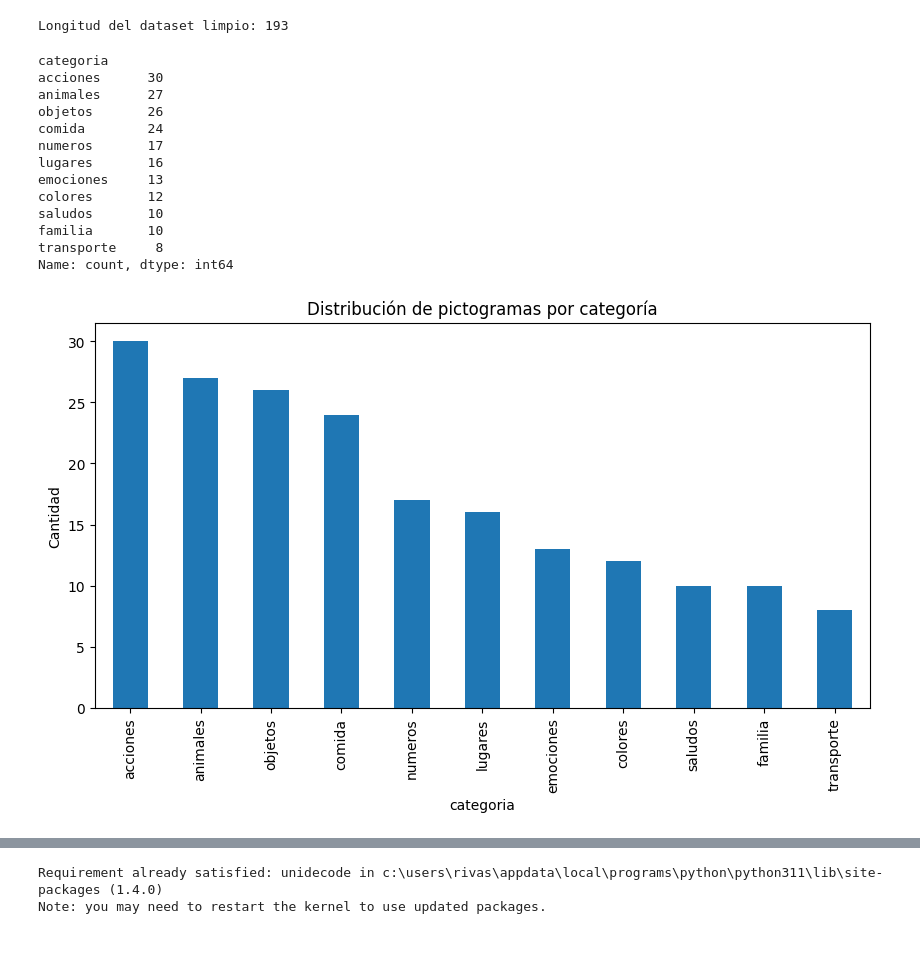
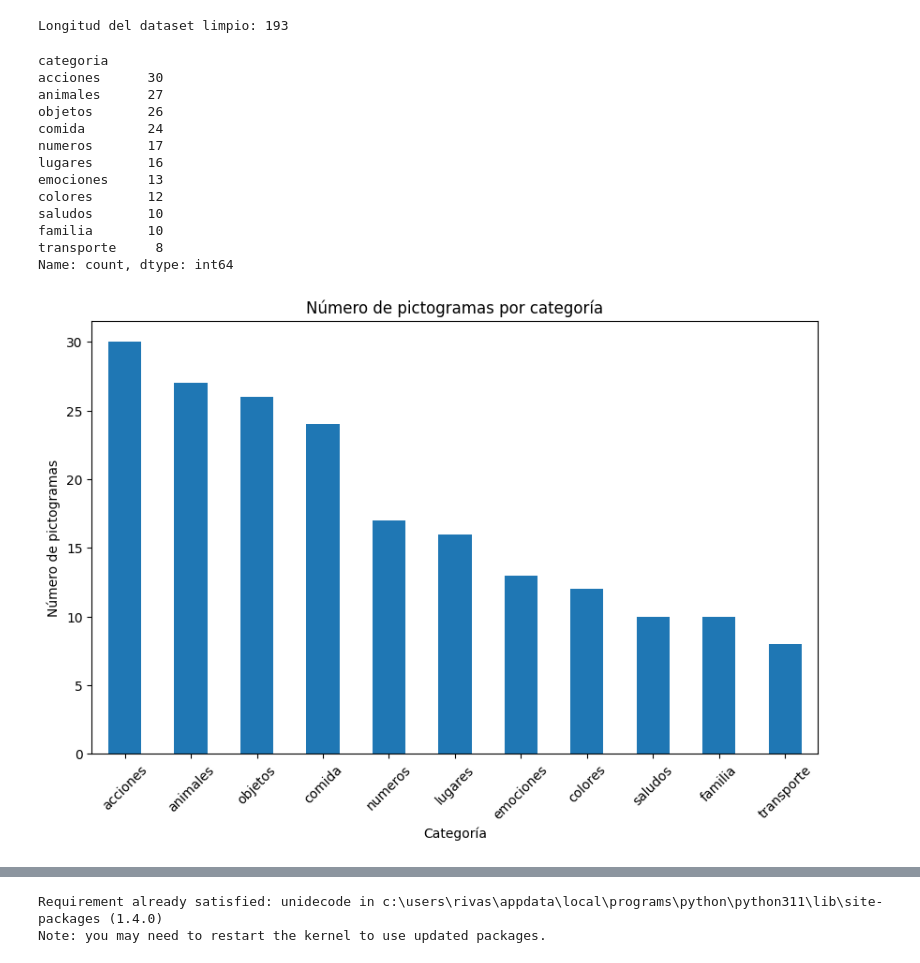
Before and after one commit to RPAldair/TP-1ASI0404-12621-grupo1, a Jupyter notebook: code/trabajo.ipynb, the cells around one changed output, grey strips where cells are left out. Cells and saved outputs as stored; diff of their text form; code cells hidden in the pictures.

```diff
--- a/code/trabajo.ipynb
+++ b/code/trabajo.ipynb
@@ -40,29 +40,32 @@ print(f"Longitud del dataset limpio: {len(df_clean)}")
 # %% [output]
 Longitud del dataset limpio: 193
 # %%
-# Número de pictogramas por categoría
+import matplotlib.pyplot as plt
 category_counts = df_clean['categoria'].value_counts()
 print(category_counts)
+
+# Visualizar la distribución de categorías
+plt.figure(figsize=(10, 6))
+category_counts.plot(kind='bar')
+plt.title('Número de pictogramas por categoría')
+plt.xlabel('Categoría')
+plt.ylabel('Número de pictogramas')
+plt.xticks(rotation=45)
+plt.show()
 # %% [output]
 categoria
 acciones      30
 animales      27
 objetos       26
 comida        24
 numeros       17
 lugares       16
 emociones     13
 colores       12
 saludos       10
 familia       10
 transporte     8
 Name: count, dtype: int64
+[figure, added]
-# %%
-category_counts.plot(kind="bar", figsize=(10,5))
-plt.title("Distribución de pictogramas por categoría")
-plt.ylabel("Cantidad")
-plt.show()
-# %% [output]
-[figure, removed]
 # %%
 # Visualizar cinco pictogramas de ejemplo por categoría
```
Also changed, not shown: parts of 4 cells of this notebook.
